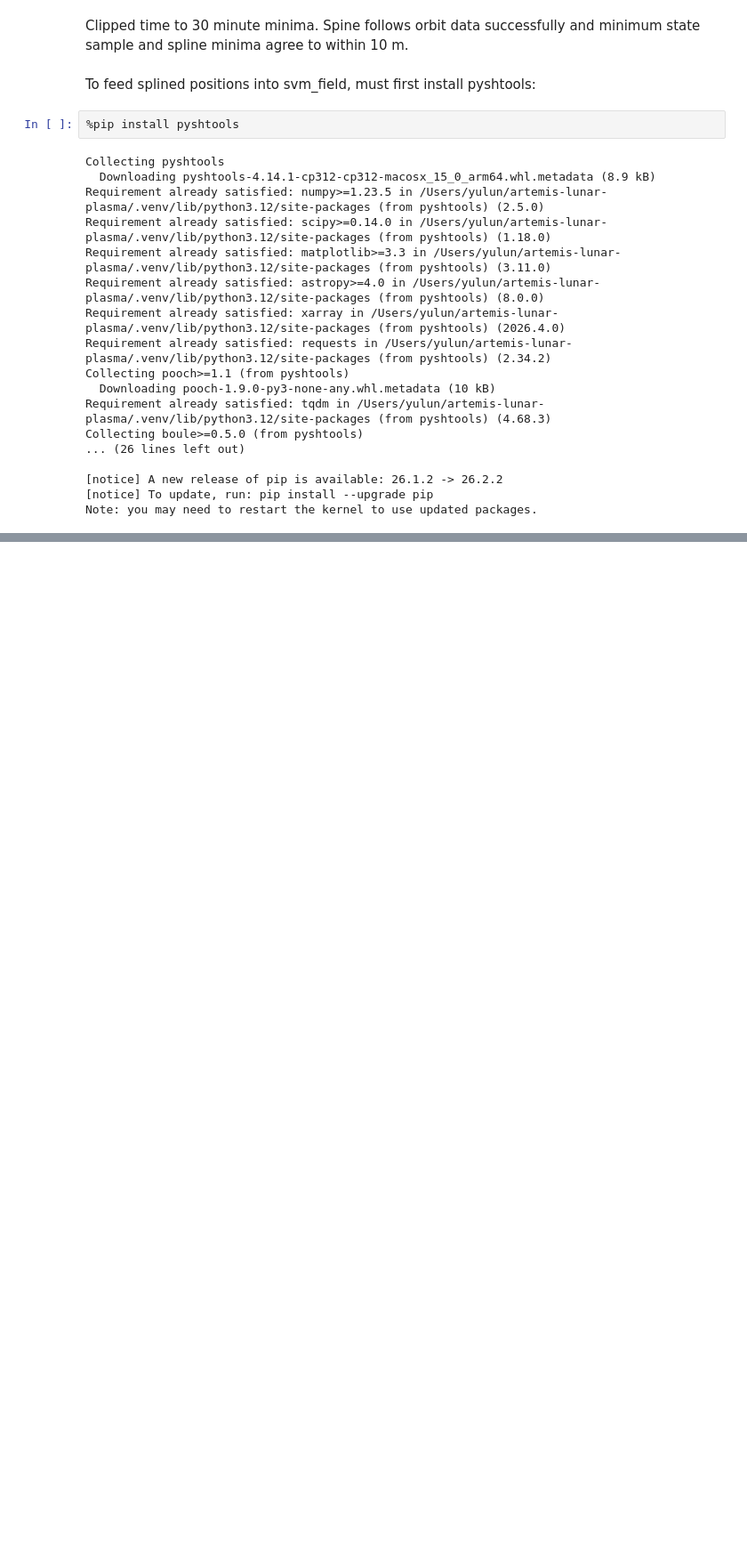
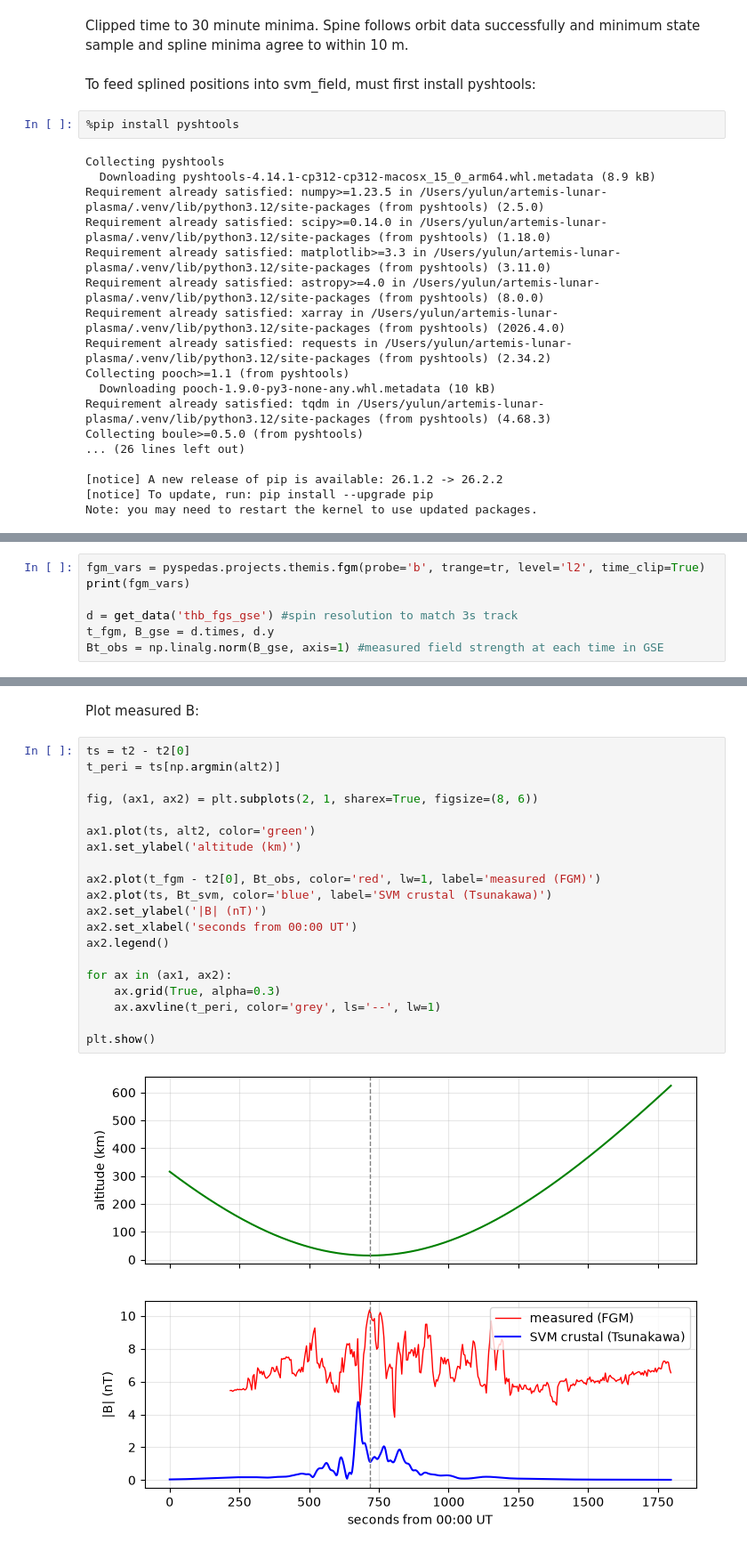
Before and after one commit to yulunwu000/artemis-lunar-plasma, a Jupyter notebook: notebooks/04_SVM_mapping.ipynb, the cells around one changed output, grey strips where cells are left out. Shown at 89% size. Cells and saved outputs as stored; diff of their text form; blank space fills up the shorter version.

```diff
--- a/notebooks/04_SVM_mapping.ipynb
+++ b/notebooks/04_SVM_mapping.ipynb
@@ -216,0 +240,7 @@ TO DO: load measured field from FGM and subtract background IMF estimate
+# %%
+fgm_vars = pyspedas.projects.themis.fgm(probe='b', trange=tr, level='l2', time_clip=True)
+print(fgm_vars)
+
+d = get_data('thb_fgs_gse') #spin resolution to match 3s track
+t_fgm, B_gse = d.times, d.y
+Bt_obs = np.linalg.norm(B_gse, axis=1) #measured field strength at each time in GSE
@@ -216,0 +251,24 @@ TO DO: load measured field from FGM and subtract background IMF estimate
+# %% [markdown]
+Plot measured B:
+# %%
+ts = t2 - t2[0]
+t_peri = ts[np.argmin(alt2)]
+
+fig, (ax1, ax2) = plt.subplots(2, 1, sharex=True, figsize=(8, 6))
+
+ax1.plot(ts, alt2, color='green')
+ax1.set_ylabel('altitude (km)')
+
+ax2.plot(t_fgm - t2[0], Bt_obs, color='red', lw=1, label='measured (FGM)')
+ax2.plot(ts, Bt_svm, color='blue', label='SVM crustal (Tsunakawa)')
+ax2.set_ylabel('|B| (nT)')
+ax2.set_xlabel('seconds from 00:00 UT')
+ax2.legend()
+
+for ax in (ax1, ax2):
+    ax.grid(True, alpha=0.3)
+    ax.axvline(t_peri, color='grey', ls='--', lw=1)
+
+plt.show()
+# %% [output]
+[figure, added]
```
Also changed, not shown: parts of 19 cells of this notebook.
